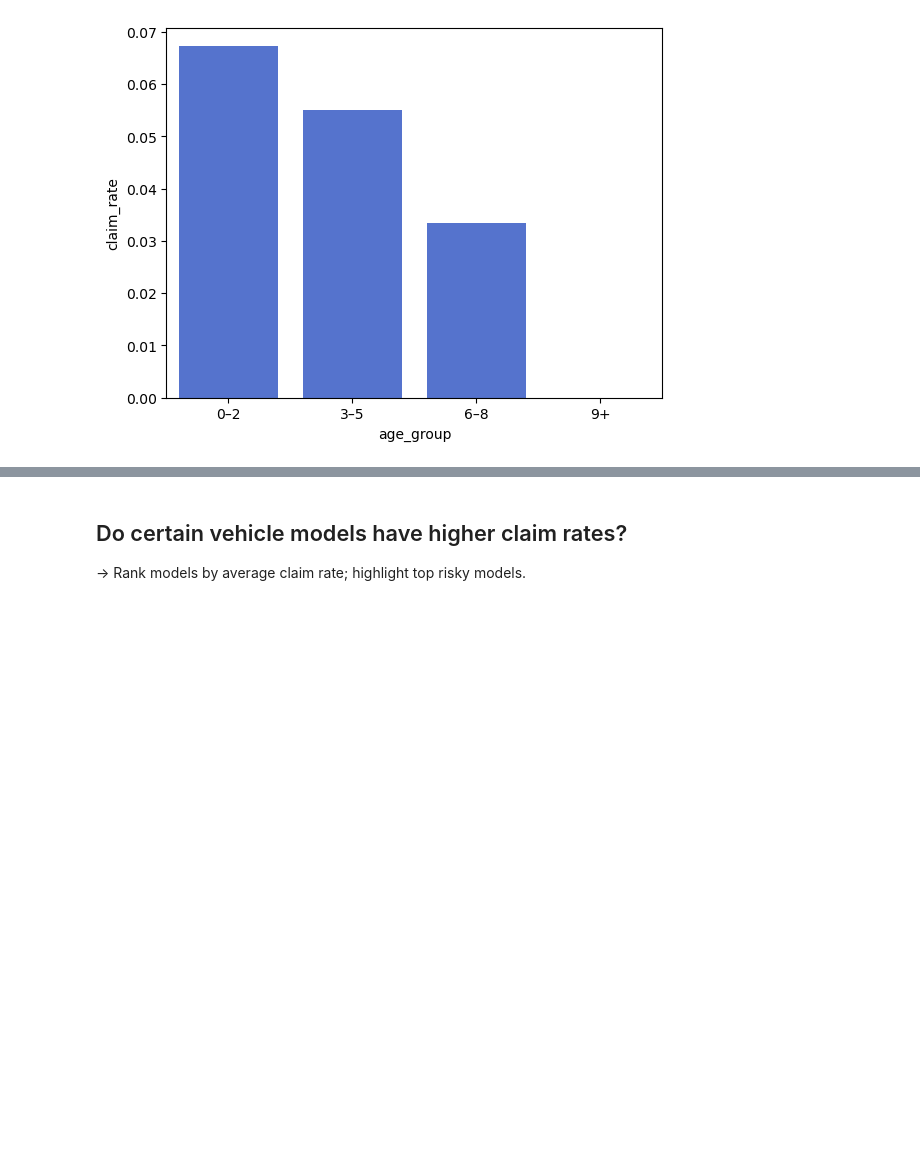
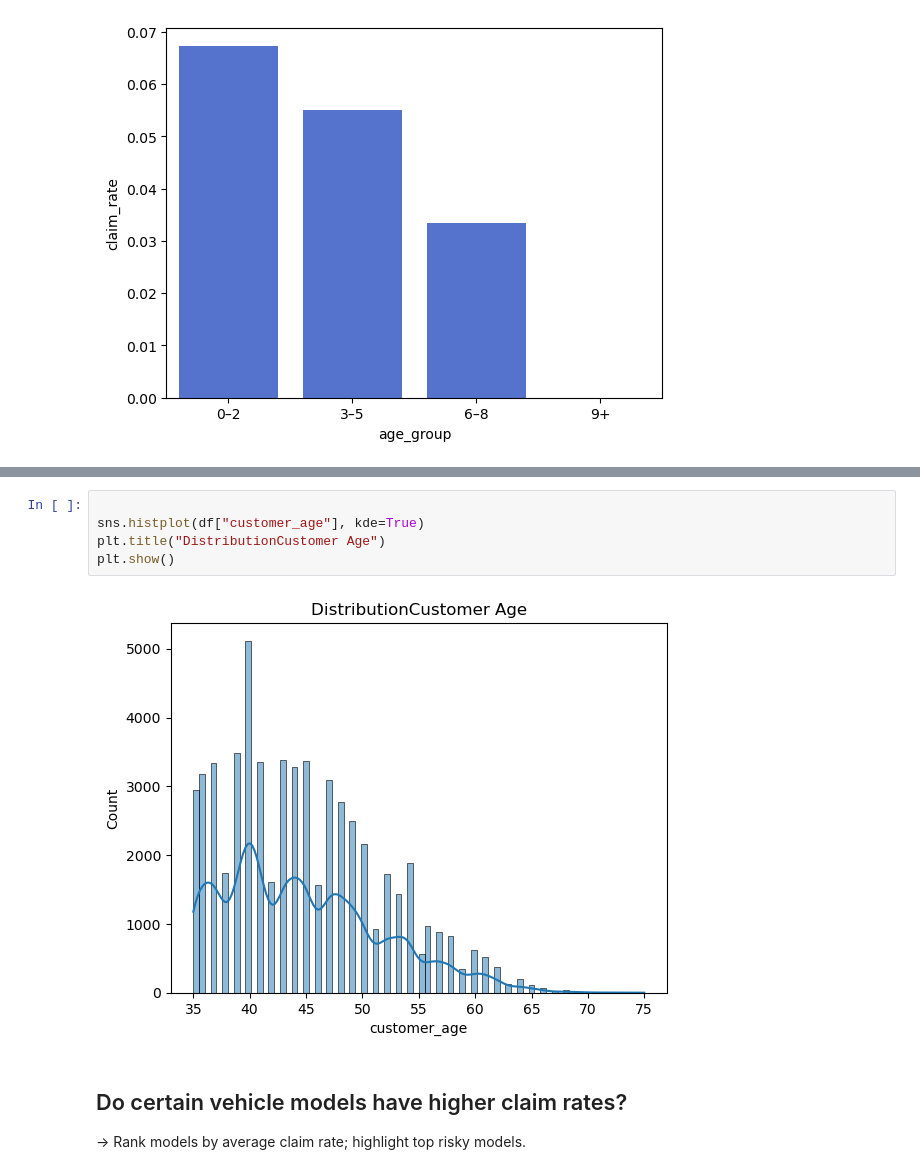
Before and after one commit to tlilimaryem7-cloud/project-2-eda-sql, a Jupyter notebook: vehicle-characteristics.ipynb, the cells around one changed output, grey strips where cells are left out. Drawn from its saved outputs; the diff is of its cells as text; blank space fills up the shorter version.

```diff
--- a/vehicle-characteristics.ipynb
+++ b/vehicle-characteristics.ipynb
@@ -122,3 +171,10 @@ sns.barplot(
+# %%
+
+sns.histplot(df["customer_age"], kde=True)
+plt.title("DistributionCustomer Age")
+plt.show()
+# %% [output]
+[figure, added]
 # %% [markdown]
 ## Do certain vehicle models have higher claim rates?
  → Rank models by average claim rate; highlight top risky models.
```
Also changed, not shown: parts of 17 cells of this notebook.
